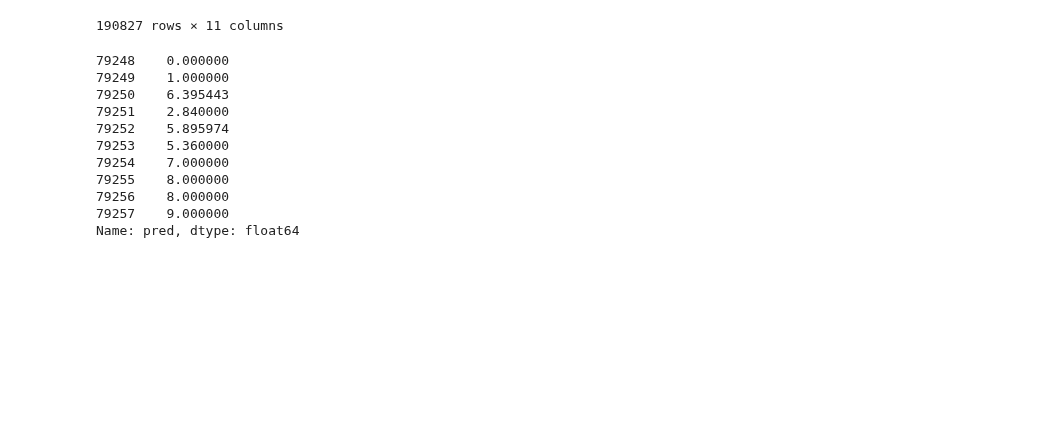
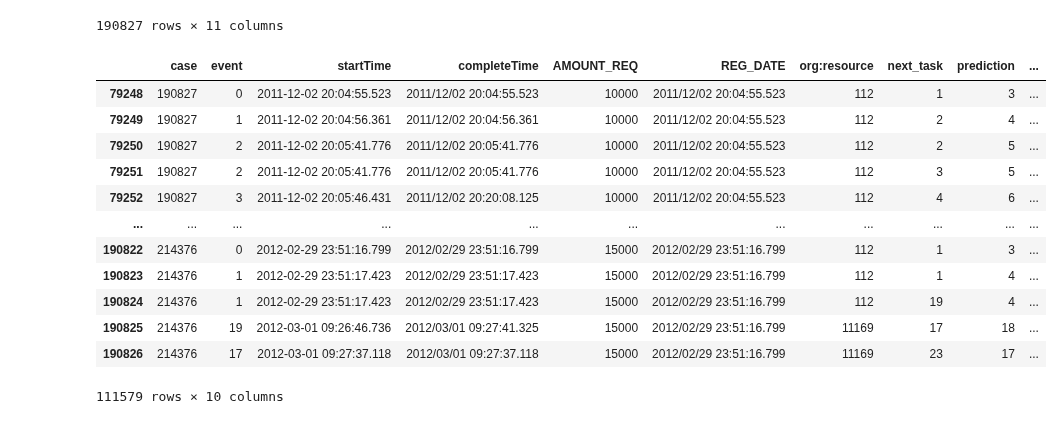
Before and after one commit to hbakardzhiev/DBL_Process_mining, a Jupyter notebook: draft.ipynb, the cells around one changed output. Drawn from its saved outputs; the diff is of its cells as text; code cells hidden in the pictures; blank space fills up the shorter version.

Commit message:
OLS time prediction

```diff
--- a/draft.ipynb
+++ b/draft.ipynb
@@ -485,7 +485,7 @@ from sklearn.ensemble import RandomForestRegressor
 from skforecast.ForecasterAutoreg import ForecasterAutoreg # pip install skforecast
 # %%
 df_filtered = result_data[result_data["case"] < len(result_data)]
-df_prediction = result_data[result_data["case"] >= len(result_data)][:100]
+df_prediction = result_data[result_data["case"] >= len(result_data)]
 
 
 df_filtered=df_filtered.dropna()
@@ -499,18 +499,18 @@ dictionary_event_startTime = np.empty(len(df_filtered_new), dtype=object)
 for idx, val in enumerate(df_filtered_new):
     dictionary_event_startTime[idx] = val["startTime"]
 
-listVal = df_filtered[["event", "startTime"]]
-forecaster = ForecasterAutoreg(
-                regressor = RandomForestRegressor(),
-                lags = 6
-             )
+# listVal = df_filtered[["event", "startTime"]]
+# forecaster = ForecasterAutoreg(
+#                 regressor = RandomForestRegressor(),
+#                 lags = 6
+#              )
 
 
-forecaster.fit(y=listVal["event"])
+# forecaster.fit(y=listVal["event"])
 
-steps = 10
-predictions = forecaster.predict(steps=steps)
-print(predictions)
+# steps = 10
+# predictions = forecaster.predict(steps=steps)
+# print(predictions)
 # dictionary_events = df_filtered["startTime"]#, dtype=float)[0:18]# np.asarray(
 # random_forest = RandomForestClassifier(n_estimators=50,
 #                                        max_depth=10, random_state=1)
@@ -528,18 +528,6 @@ print(predictions)
 #     data_exog = [x + random() for x in range(100)]
 # # fit model
 # model = VARMAX(data, exog=data_exog, order=(1, 1))
-# %% [output]
-79248    0.000000
-79249    1.000000
-79250    6.395443
-79251    2.840000
-79252    5.895974
-79253    5.360000
-79254    7.000000
-79255    8.000000
-79256    8.000000
-79257    9.000000
-Name: pred, dtype: float64
 # %%
 # X, y = make_friedman1(n_samples=50, n_features=10, random_state=0)
 
@@ -546,0 +538,25 @@ Name: pred, dtype: float64
+# %%
+y = np.floor(pd.to_numeric(df_filtered["startTime"].values), dtype=float)
+X = np.array(df_filtered["event"].values, dtype=float)
+olsmod = sm.OLS(y, X)
+olsres = olsmod.fit()
+ypred = olsres.predict(X)
+Xnew = np.array(df_prediction["event"].values, dtype=float)
+ynewpred = olsres.predict(Xnew)
+df_prediction["time_OLS"] = pd.to_datetime(ynewpred)
+
+# olsres = olsmod.fit()
+# %% [output]
+|  | case | event | startTime | completeTime | AMOUNT_REQ | REG_DATE | org:resource | next_task | prediction | ... |
+| 79248 | 190827 | 0 | 2011-12-02 20:04:55.523 | 2011/12/02 20:04:55.523 | 10000 | 2011/12/02 20:04:55.523 | 112 | 1 | 3 | ... |
+| 79249 | 190827 | 1 | 2011-12-02 20:04:56.361 | 2011/12/02 20:04:56.361 | 10000 | 2011/12/02 20:04:55.523 | 112 | 2 | 4 | ... |
+| 79250 | 190827 | 2 | 2011-12-02 20:05:41.776 | 2011/12/02 20:05:41.776 | 10000 | 2011/12/02 20:04:55.523 | 112 | 2 | 5 | ... |
+| 79251 | 190827 | 2 | 2011-12-02 20:05:41.776 | 2011/12/02 20:05:41.776 | 10000 | 2011/12/02 20:04:55.523 | 112 | 3 | 5 | ... |
+| 79252 | 190827 | 3 | 2011-12-02 20:05:46.431 | 2011/12/02 20:20:08.125 | 10000 | 2011/12/02 20:04:55.523 | 112 | 4 | 6 | ... |
+| ... | ... | ... | ... | ... | ... | ... | ... | ... | ... | ... |
+| 190822 | 214376 | 0 | 2012-02-29 23:51:16.799 | 2012/02/29 23:51:16.799 | 15000 | 2012/02/29 23:51:16.799 | 112 | 1 | 3 | ... |
+| 190823 | 214376 | 1 | 2012-02-29 23:51:17.423 | 2012/02/29 23:51:17.423 | 15000 | 2012/02/29 23:51:16.799 | 112 | 1 | 4 | ... |
+| 190824 | 214376 | 1 | 2012-02-29 23:51:17.423 | 2012/02/29 23:51:17.423 | 15000 | 2012/02/29 23:51:16.799 | 112 | 19 | 4 | ... |
+| 190825 | 214376 | 19 | 2012-03-01 09:26:46.736 | 2012/03/01 09:27:41.325 | 15000 | 2012/02/29 23:51:16.799 | 11169 | 17 | 18 | ... |
+| 190826 | 214376 | 17 | 2012-03-01 09:27:37.118 | 2012/03/01 09:27:37.118 | 15000 | 2012/02/29 23:51:16.799 | 11169 | 23 | 17 | ... |
+111579 rows × 10 columns
```
Also changed, not shown: parts of 3 cells of this notebook.
